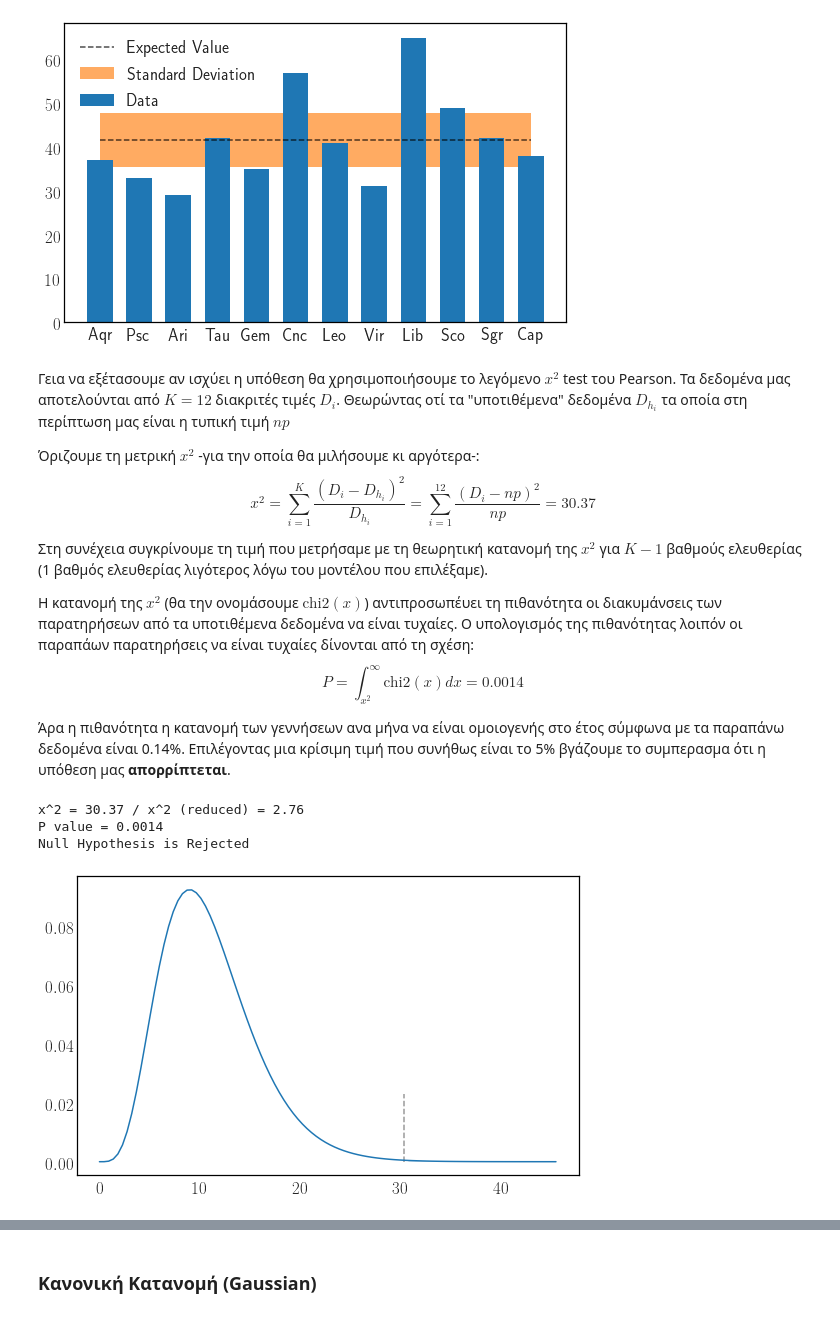
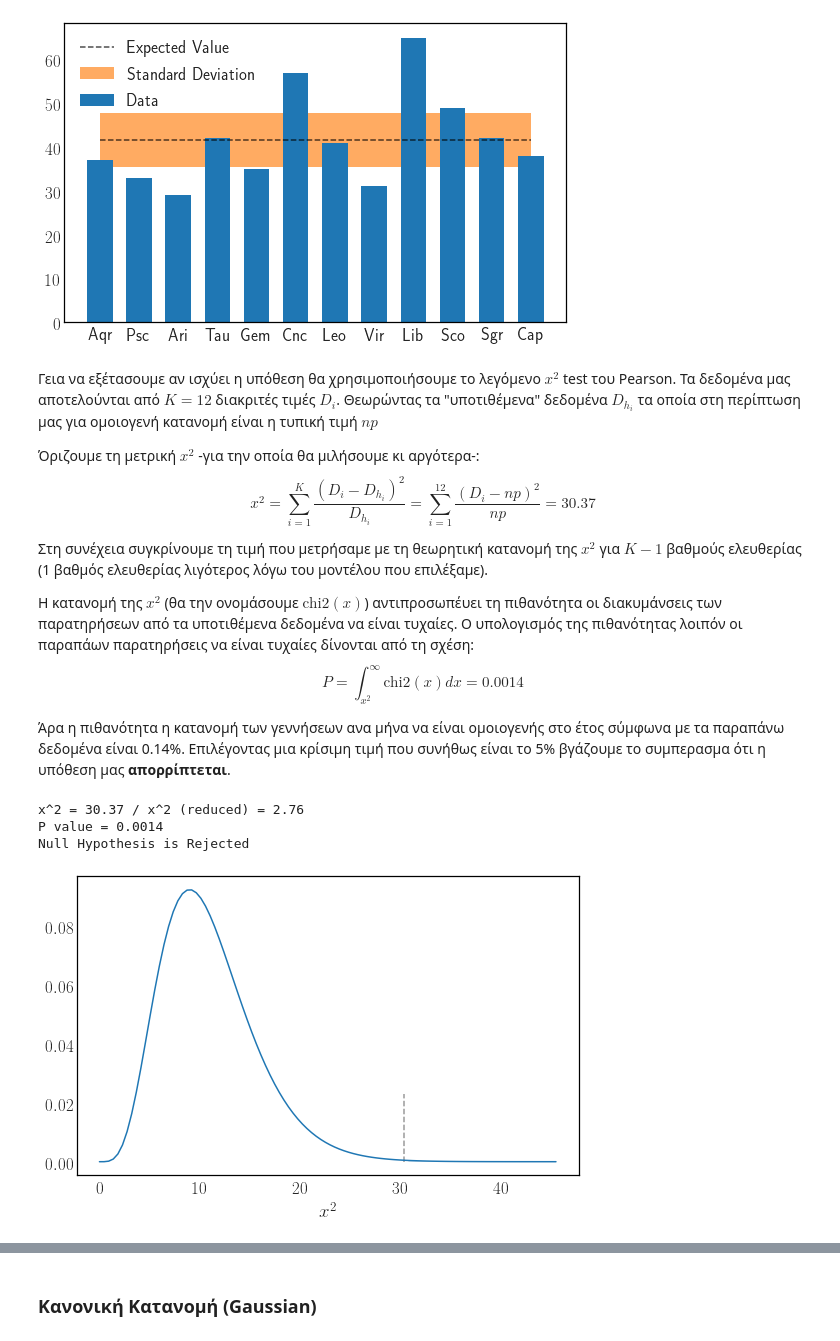
Before and after one commit to UOAPythonWorkshop/Astrostatistics-Workshop, a Jupyter notebook: AstroStatistics1.ipynb, the cells around one changed output, grey strips where cells are left out. Saved outputs shown, nothing was run; the diff lists cells and outputs as text; code cells hidden in the pictures.

```diff
--- a/AstroStatistics1.ipynb
+++ b/AstroStatistics1.ipynb
@@ -35,9 +35,9 @@ rcParams['axes.labelsize']=19.
 rcParams['legend.fontsize']=17.
 rcParams['axes.titlesize']=20.
 import seaborn as sb
-seaborn.despine()
-seaborn.set_style('white', {'xes.linewidth': 0.5, 'axes.edgecolor':'black'})
-seaborn.despine(left=True)
+sb.despine()
+sb.set_style('white', {'xes.linewidth': 0.5, 'axes.edgecolor':'black'})
+sb.despine(left=True)
 # %% [output]
 <Figure size 648x396 with 0 Axes>
 # %% [markdown]
@@ -138,7 +138,7 @@ plt.legend(loc=2)
 [figure]
 # %% [markdown]
 Γεια να εξέτασουμε αν ισχύει η υπόθεση θα χρησιμοποιήσουμε το λεγόμενο $x^2$ test του Pearson.
-Τα δεδομένα μας αποτελούνται από $K=12$ διακριτές τιμές $D_i$. Θεωρώντας οτί τα "υποτιθέμενα" δεδομένα $D_{h_i}$ τα οποία στη περίπτωση μας είναι η τυπική τιμή $np$
+Τα δεδομένα μας αποτελούνται από $K=12$ διακριτές τιμές $D_i$. Θεωρώντας τα "υποτιθέμενα" δεδομένα $D_{h_i}$ τα οποία στη περίπτωση μας για ομοιογενή κατανομή είναι η τυπική τιμή $np$
 
 Όριζουμε τη μετρική $x^2$ -για την οποία θα μιλήσουμε κι αργότερα-:
 $$
@@ -156,21 +156,22 @@ $$
 # %%
 x2=np.sum((N*p-data)**2/(N*p))
 print('x^2 = {:.2f} / x^2 (reduced) = {:.2f}'.format(x2,x2/11))
 
 def chi2d(x): return stats.chi2.pdf(x,11)
 
 xx=np.linspace(0,1.5*x2,100)
 plt.plot(xx,chi2d(xx))
 plt.vlines(x2,0,chi2d(xx).max()/4,linestyles='--',alpha=0.4)
 plt.fill_between(xx[xx>x2],0,chi2d(xx)[xx>x2],alpha=0.25)
+plt.xlabel('$x^2$')
 
 P=integrate.quad(chi2d,x2,100)[0]
 Pc=0.05
 print('P value = {:.4f}'.format(P))
 NH = 'Accepted' if P>Pc else 'Rejected'
 print('Null Hypothesis is {}'.format(NH))
 # %% [output]
 x^2 = 30.37 / x^2 (reduced) = 2.76
 P value = 0.0014
 Null Hypothesis is Rejected
-[figure, old version]
+[figure, new version]
```
Also changed, not shown: parts of 4 cells of this notebook.
